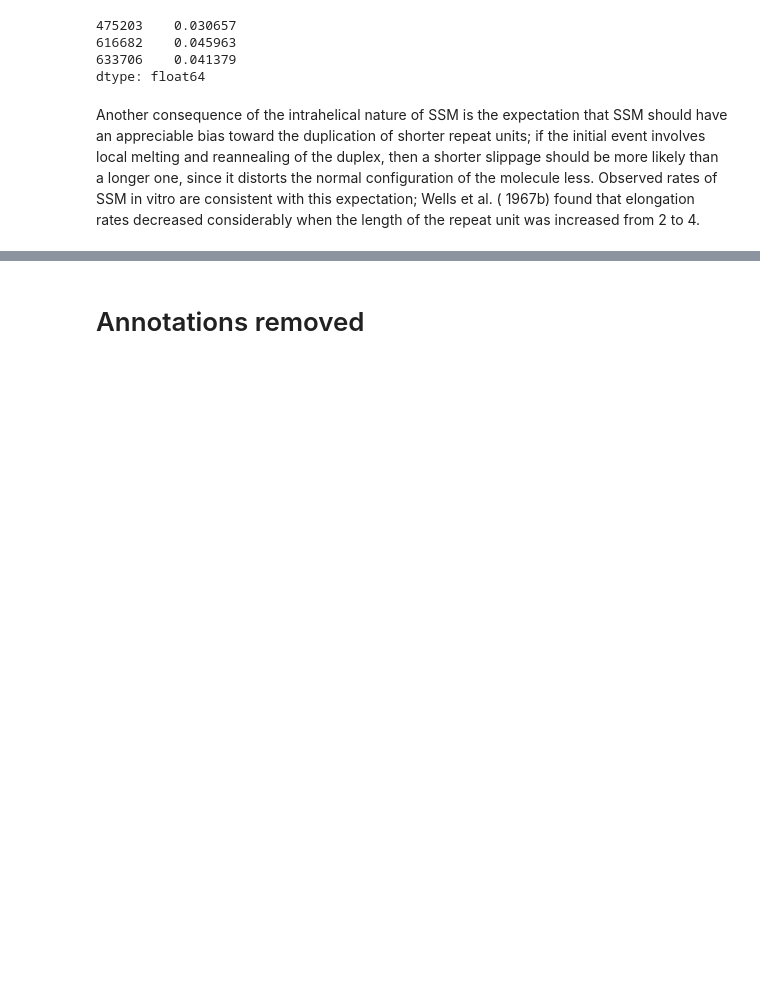
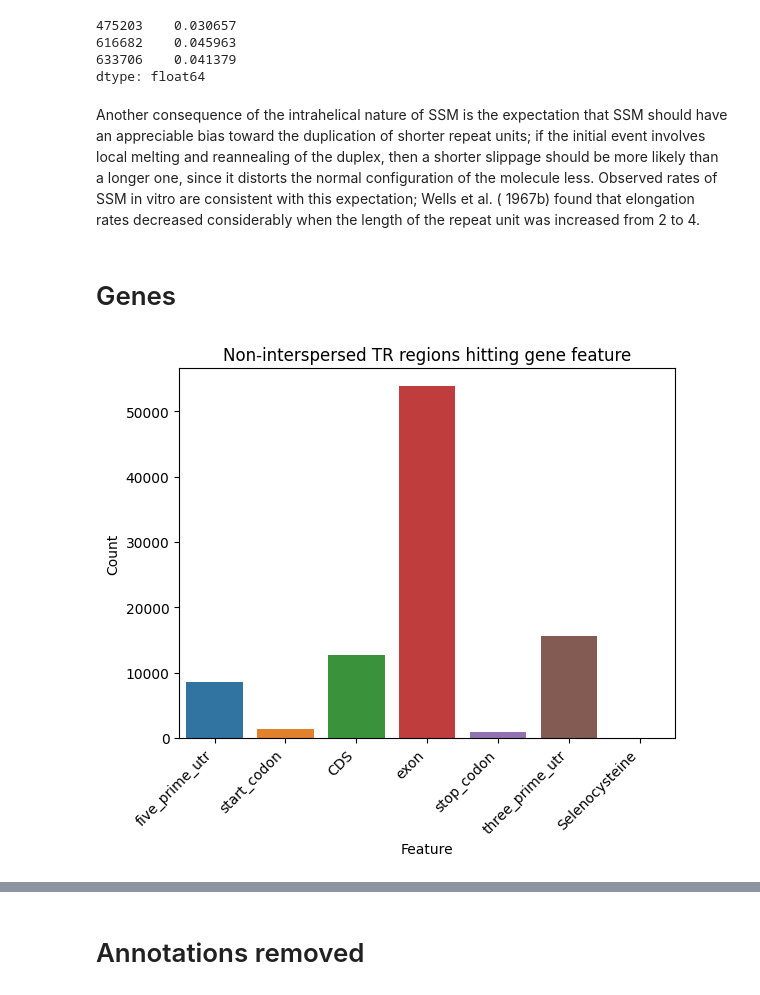
Before and after one commit to ACEnglish/adotto, a Jupyter notebook: regions/notebooks/FinalRegionsQC.ipynb, the cells around one changed output, grey strips where cells are left out. Drawn from its saved outputs; the diff is of its cells as text; code cells hidden in the pictures; blank space fills up the shorter version.

Commit message:
gene analysis

```diff
--- a/regions/notebooks/FinalRegionsQC.ipynb
+++ b/regions/notebooks/FinalRegionsQC.ipynb
@@ -6,10 +6,10 @@ import seaborn as sb
 import matplotlib.pyplot as plt
 import json
 # %%
-main_file = "../annos/adotto_TRannotations_v1.0.txt"
+main_file = "../annos/adotto_TRannotations_v1.0.gene.bed.gz"
 data = pd.read_csv(main_file, sep='\t', header=None)
 data.columns = ['chrom', 'start', 'end', 'ovl_flag', 'up_buff', 'dn_buff', 'hom_span', 'n_filtered', 'n_annos', 'n_subregions',
-          'mu_purity', 'pct_annotated', 'interspersed', 'patho', 'codis', 'annos']
+          'mu_purity', 'pct_annotated', 'interspersed', 'patho', 'codis', 'gene_flag', 'biotype', 'annos']
 # %%
 def decode_ovl_flag(m_flag):
     flags = ['i', 'n', 'p', 's']
@@ -326,3 +306,38 @@ if the initial event involves local melting and reannealing of the duplex, then
 slippage should be more likely than a longer one, since it distorts the normal configuration of the molecule less. Observed rates of SSM in vitro are consistent with this
 expectation; Wells et al. ( 1967b) found that elongation rates decreased considerably
 when the length of the repeat unit was increased from 2 to 4.
+# %% [markdown]
+# Genes
+# %%
+keep = (data['interspersed'] == '.') & (data['biotype'] != '.')
+
+feature_flags = {
+#         "transcript": 1,
+         "gene": 1,
+         "five_prime_utr": 2,
+         "start_codon": 4,
+         "CDS": 8,
+         "exon": 16,
+         "stop_codon": 32,
+         "three_prime_utr": 64,
+         "Selenocysteine": 128,
+        }
+
+m_order = list(feature_flags.keys())
+m_order.insert(0, 'intergenic')
+m_order = m_order[2:]
+
+n_rows = []
+for name, flag in feature_flags.items():
+    n_rows.append([name, ((data[keep]['gene_flag'] & flag) != 0).sum()])
+
+n_rows.append(['intron_only', (data[keep]['gene_flag'] == 1).sum()])
+#m_order.append('intron_only')
+
+n_rows = pd.DataFrame(n_rows, columns=['Feature', 'Count'])
+n_rows["Percent"] = n_rows["Count"] / len(data[keep]) * 100
+p = sb.barplot(data=n_rows, x="Feature", y="Count", order=m_order)
+p.set(title="Non-interspersed TR regions hitting gene feature")
+hide = plt.xticks(rotation=45, ha='right')
+# %% [output]
+[figure, added]
```
Also changed, not shown: parts of 7 cells of this notebook.
